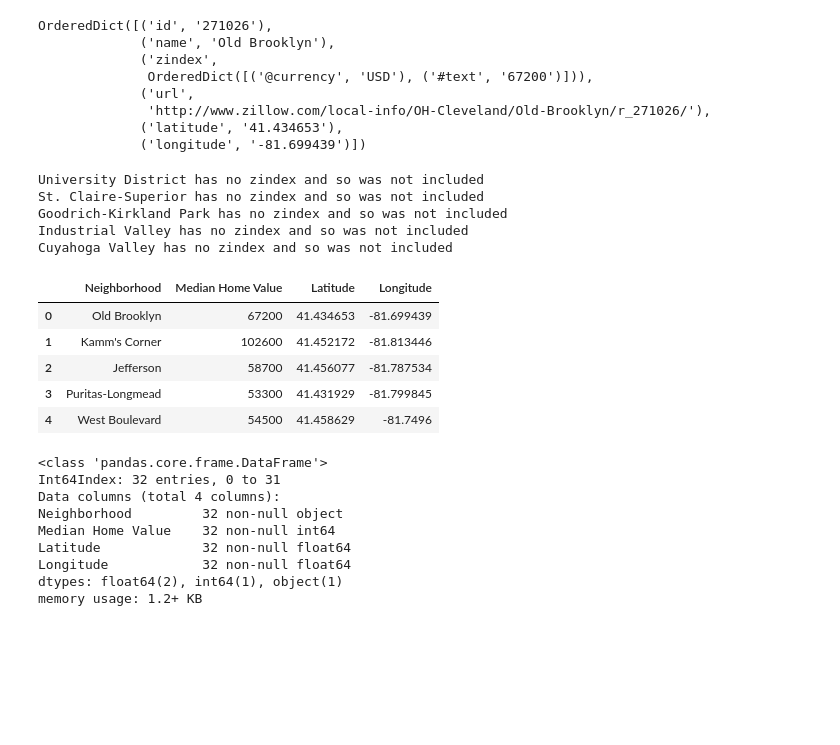
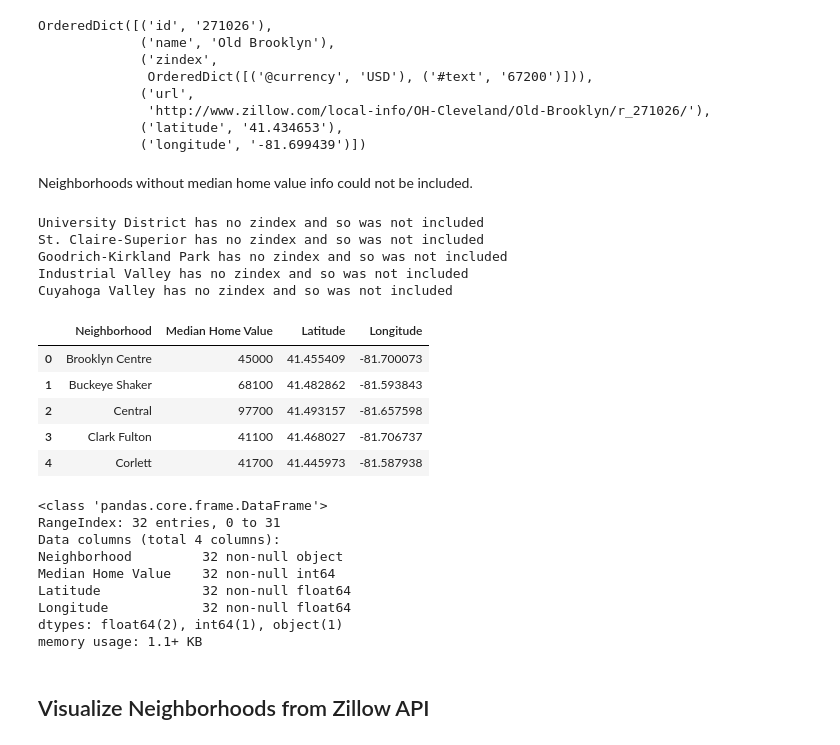
Before and after one commit to lgagne413/Coursera_Capstone, a Jupyter notebook: coursera_capstone.ipynb, the cells around one changed output. Cells and saved outputs as stored; diff of their text form; code cells hidden in the pictures; blank space fills up the shorter version.

```diff
--- a/coursera_capstone.ipynb
+++ b/coursera_capstone.ipynb
@@ -50,43 +56,46 @@ OrderedDict([('id', '271026'),
               'http://www.zillow.com/local-info/OH-Cleveland/Old-Brooklyn/r_271026/'),
              ('latitude', '41.434653'),
              ('longitude', '-81.699439')])
+# %% [markdown]
+Neighborhoods without median home value info could not be included.
 # %%
 zdf = pd.DataFrame(columns = ['Neighborhood','Median Home Value','Latitude','Longitude'])
 i=0
 for n in neigh:
     try:
         (n['zindex'])
         zdf.loc[i] = [n['name'],n['zindex']['#text'],n['latitude'],n['longitude']]
         i+=1
     except:
         print("{} has no zindex and so was not included".format(n['name']))
 
-
+zdf = zdf.sort_values(by='Neighborhood').reset_index(drop=True)
 zdf.head()
 # %% [output]
 University District has no zindex and so was not included
 St. Claire-Superior has no zindex and so was not included
 Goodrich-Kirkland Park has no zindex and so was not included
 Industrial Valley has no zindex and so was not included
 Cuyahoga Valley has no zindex and so was not included
 |  | Neighborhood | Median Home Value | Latitude | Longitude |
-| 0 | Old Brooklyn | 67200 | 41.434653 | -81.699439 |
-| 1 | Kamm's Corner | 102600 | 41.452172 | -81.813446 |
-| 2 | Jefferson | 58700 | 41.456077 | -81.787534 |
-| 3 | Puritas-Longmead | 53300 | 41.431929 | -81.799845 |
-| 4 | West Boulevard | 54500 | 41.458629 | -81.7496 |
+| 0 | Brooklyn Centre | 45000 | 41.455409 | -81.700073 |
+| 1 | Buckeye Shaker | 68100 | 41.482862 | -81.593843 |
+| 2 | Central | 97700 | 41.493157 | -81.657598 |
+| 3 | Clark Fulton | 41100 | 41.468027 | -81.706737 |
+| 4 | Corlett | 41700 | 41.445973 | -81.587938 |
 # %%
 zdf['Median Home Value'] = pd.to_numeric(zdf['Median Home Value'])
 zdf['Latitude'] = pd.to_numeric(zdf['Latitude'])
 zdf['Longitude'] = pd.to_numeric(zdf['Longitude'])
+
 zdf.info()
 # %% [output]
 <class 'pandas.core.frame.DataFrame'>
-Int64Index: 32 entries, 0 to 31
+RangeIndex: 32 entries, 0 to 31
 Data columns (total 4 columns):
 Neighborhood         32 non-null object
 Median Home Value    32 non-null int64
 Latitude             32 non-null float64
 Longitude            32 non-null float64
 dtypes: float64(2), int64(1), object(1)
-memory usage: 1.2+ KB
+memory usage: 1.1+ KB
@@ -94,0 +102,2 @@ memory usage: 1.2+ KB
+# %% [markdown]
+## Visualize Neighborhoods from Zillow API
```
Also changed, not shown: parts of 45 cells of this notebook, 1 other file.
